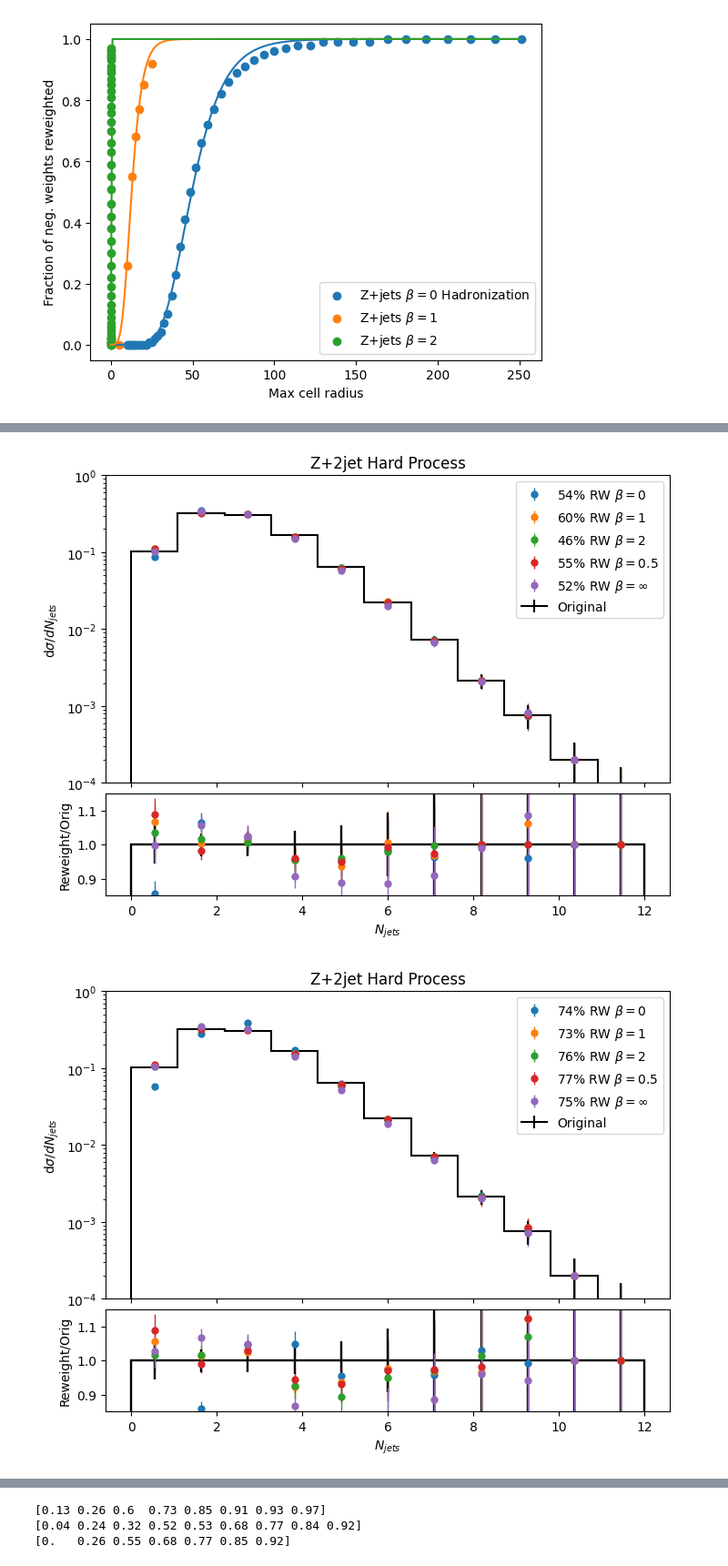
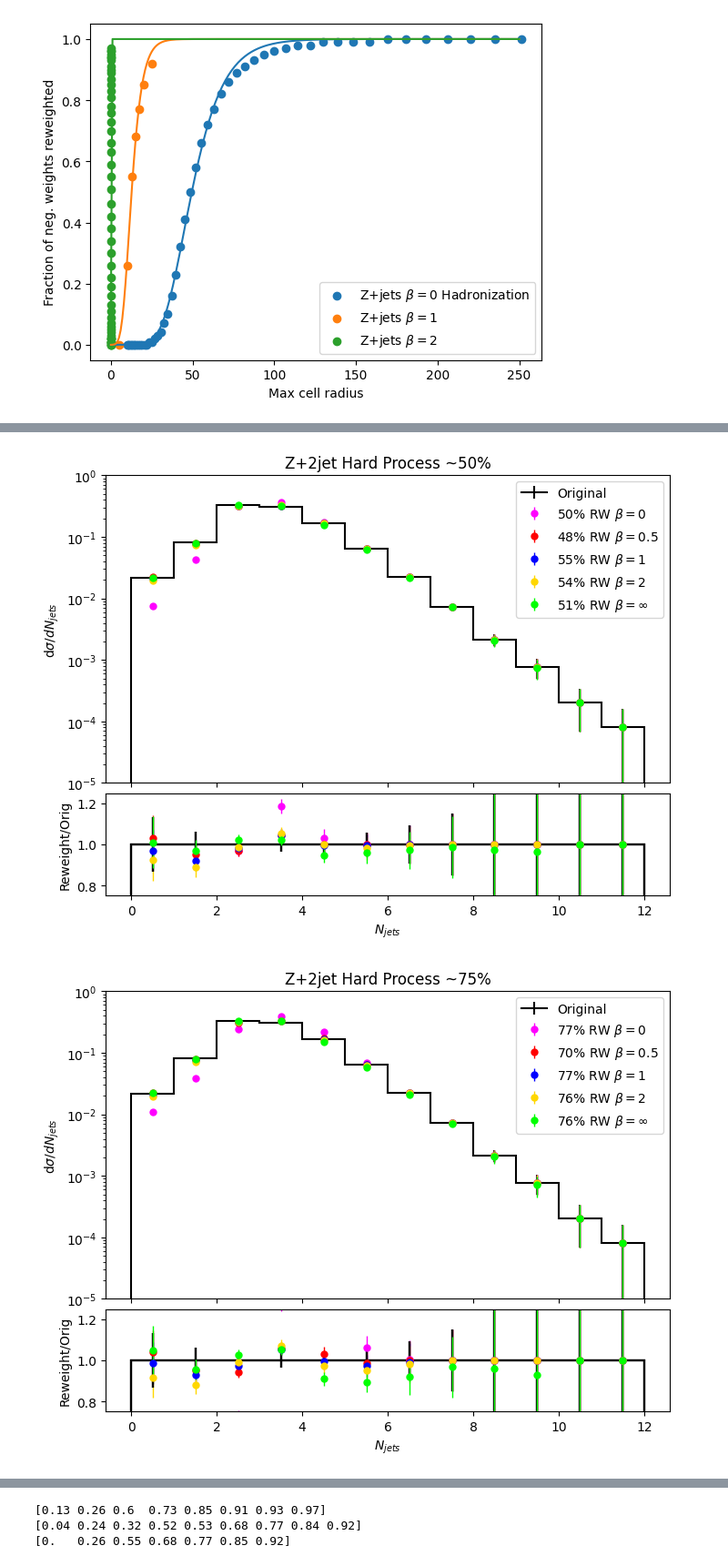
Before and after one commit to leblanc-lab/ot-cres, a Jupyter notebook: cell_reweighting_scripts/plot_zjet_hist.ipynb, the cells around one changed output, grey strips where cells are left out. Shown at 91% size. Drawn from its saved outputs; the diff is of its cells as text; code cells hidden in the pictures.

```diff
--- a/cell_reweighting_scripts/plot_zjet_hist.ipynb
+++ b/cell_reweighting_scripts/plot_zjet_hist.ipynb
@@ -138,11 +138,17 @@ def fix_weight_length(points, weights, weights_orig):
 # %%
 ##### Load jets
 
-zjj_jets = ak.from_parquet('~/NegativeWeights/zjj_NLO_100k_alljets.parquet')
+zjj_jets = ak.from_parquet('/oscar/data/mleblan6/lhay/zjj_NLO_100k_alljets.parquet')
 order = ak.argsort(zjj_jets.pt, axis=1, ascending=False)
 zjets = zjj_jets[order]
 ####load hp points to repopulate weights where the event==0 and those weights were not computed
 hp_points = np.load("/oscar/data/mleblan6/rjain/ppzjj_100k/hardprocess_points.npy")
+####Load z coords
+zpt = np.load('/oscar/data/mleblan6/rjain/ppzjj_100k/ppzjj_NLO_100k_zcoords.npy')[:,0]
+zeta = np.load('/oscar/data/mleblan6/rjain/ppzjj_100k/ppzjj_NLO_100k_zcoords.npy')[:,1]
+zphi = np.load('/oscar/data/mleblan6/rjain/ppzjj_100k/ppzjj_NLO_100k_zcoords.npy')[:,2]
+
+
 
 #### load original weights for ttbar, z+jet
 N=10000
@@ -452,27 +458,34 @@ Z+jets $\beta=2$ R for 0.50 RW  0.009
 # %%
 from plotting import *
 # %%
-process_str = [r"$\beta=0$",  r"$\beta=1$",r"$\beta=2$", r"$\beta=0.5$", r"$\beta=\infty$"]
-print(zjet_b0_hp_df["fraction"].values)
-print(zjet_hp_df["fraction"].values)
-print(zjet_b2_hp_df["fraction"].values)
-print(zjet_b0p5_hp_df["fraction"].values)
-print(zjet_binf_hp_df["fraction"].values)
-
-
-
-
-fracs = [0.25, 0.26, 0.26, 0.2, 0.26]
-dfs = [zjet_b0_hp_df, zjet_hp_df, zjet_b2_hp_df, zjet_b0p5_hp_df, zjet_binf_hp_df]
+process_str = [r"$\beta=0$",   r"$\beta=0.5$",r"$\beta=1$",r"$\beta=2$", r"$\beta=\infty$"]
+print(zjet_b0_had_df["fraction"].values)
+print(zjet_b0p5_had_df["fraction"].values)
+print(zjet_had_df["fraction"].values)
+print(zjet_b2_had_df["fraction"].values)
+print(zjet_binf_had_df["fraction"].values)
+fracs_25 = [0.23, 0.25,0.26, 0.25,  0.26]
+fracs_50 = [0.5, 0.48,0.55,  0.54,  0.51]
+fracs_75 = [0.77, 0.7,0.77, 0.76,  0.76]
+dfs = [zjet_b0_had_df, zjet_b0p5_had_df, zjet_had_df, zjet_b2_had_df,  zjet_binf_had_df]
 quantity = "N_{jets}"
 njets = ak.num(zjets.pt, axis=1)
 obs=njets
 xmin = 0
 xmax = max(njets)
-numbins = xmax-1
-plot_diff_rw(obs, dfs, process_str, fracs, weights_orig_z, xmin, xmax, numbins, obs_str = quantity, title = "Z+2jet Hard Process")
-fracs = [0.54, 0.6,  0.46, 0.55, 0.52]
-plot_diff_rw(obs, dfs, process_str, fracs, weights_orig_z, xmin, xmax, numbins, obs_str = quantity, title = "Z+2jet Hard Process")
-fracs = [0.74, 0.73, 0.76, 0.77, 0.75]
-plot_diff_rw(obs, dfs, process_str, fracs, weights_orig_z, xmin, xmax, numbins, obs_str = quantity, title = "Z+2jet Hard Process")
+numbins = xmax
+plot_diff_rw(obs, dfs, process_str, fracs_25, weights_orig_z, xmin, xmax, numbins, obs_str = quantity, title = "Z+2jet Hard Process ~25%", raxlim=[0.75, 1.25])
+plot_diff_rw(obs, dfs, process_str, fracs_50, weights_orig_z, xmin, xmax, numbins, obs_str = quantity, title = "Z+2jet Hard Process ~50%", raxlim=[0.75, 1.25])
+plot_diff_rw(obs, dfs, process_str, fracs_75, weights_orig_z, xmin, xmax, numbins, obs_str = quantity, title = "Z+2jet Hard Process ~75%", raxlim=[0.75, 1.25])
+quantity = r"\Delta R_{j_0, j_1}"
+xmin = 0
+xmax = 10
+numbins=20
+sel = (ak.num(zjets.pt, axis=1)>1)
+sel_jets = zjets[sel]
+obs= np.sqrt((sel_jets.eta[:,0] - sel_jets.eta[:,1])**2 + (sel_jets.phi[:,0] - sel_jets.phi[:,1])**2)
+print(len(obs))
+plot_diff_rw(obs, dfs, process_str, fracs_25, weights_orig_z, xmin, xmax, numbins, obs_str = quantity, title = "Z+2jet Hard Process ~25%", sel=sel, raxlim=[0.75, 1.25])
+plot_diff_rw(obs, dfs, process_str, fracs_50, weights_orig_z, xmin, xmax, numbins, obs_str = quantity, title = "Z+2jet Hard Process ~50%", sel=sel, raxlim=[0.75, 1.25])
+plot_diff_rw(obs, dfs, process_str, fracs_75, weights_orig_z, xmin, xmax, numbins, obs_str = quantity, title = "Z+2jet Hard Process ~75%", sel=sel, raxlim=[0.75, 1.25])
 # %% [output]
@@ -491,2 +505,2 @@ plot_diff_rw(obs, dfs, process_str, fracs, weights_orig_z, xmin, xmax, numbins,
-[figure, old version]
+[figure, new version]
-[figure, old version]
+[figure, new version]
```
Also changed, not shown: parts of 8 cells of this notebook, 2 other files.
